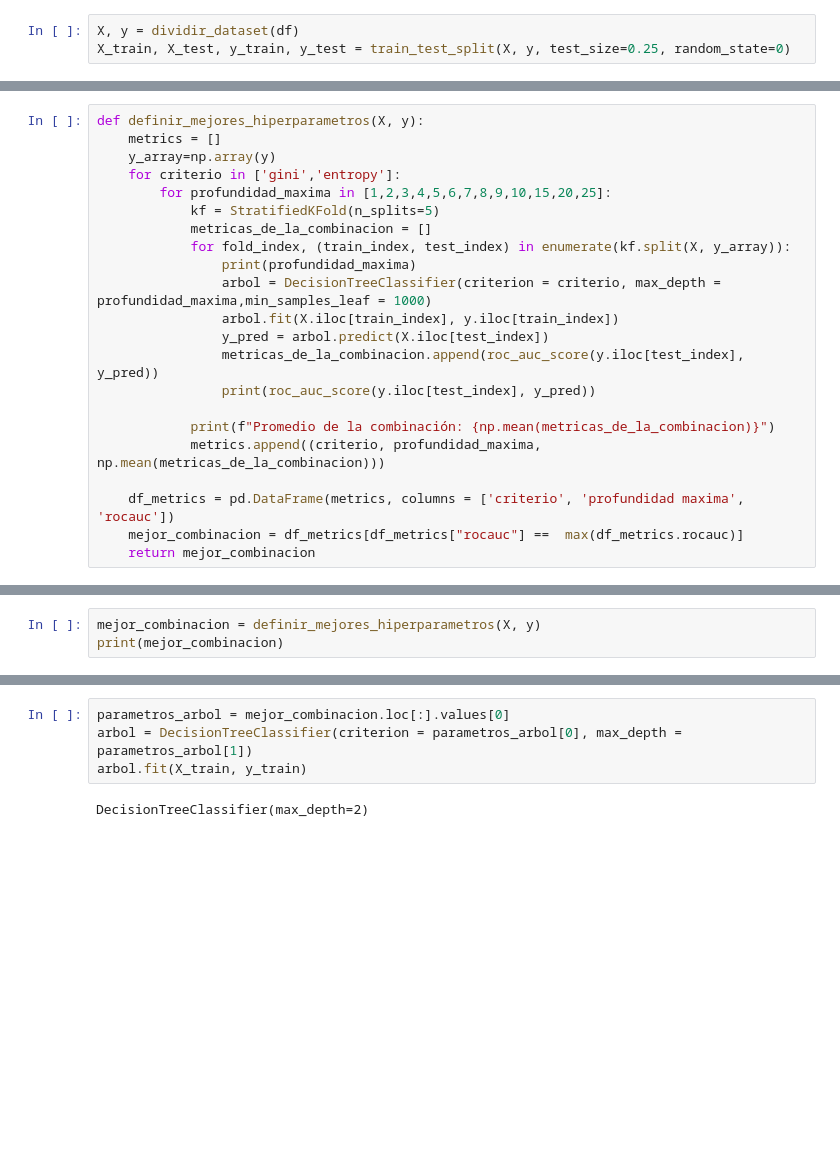
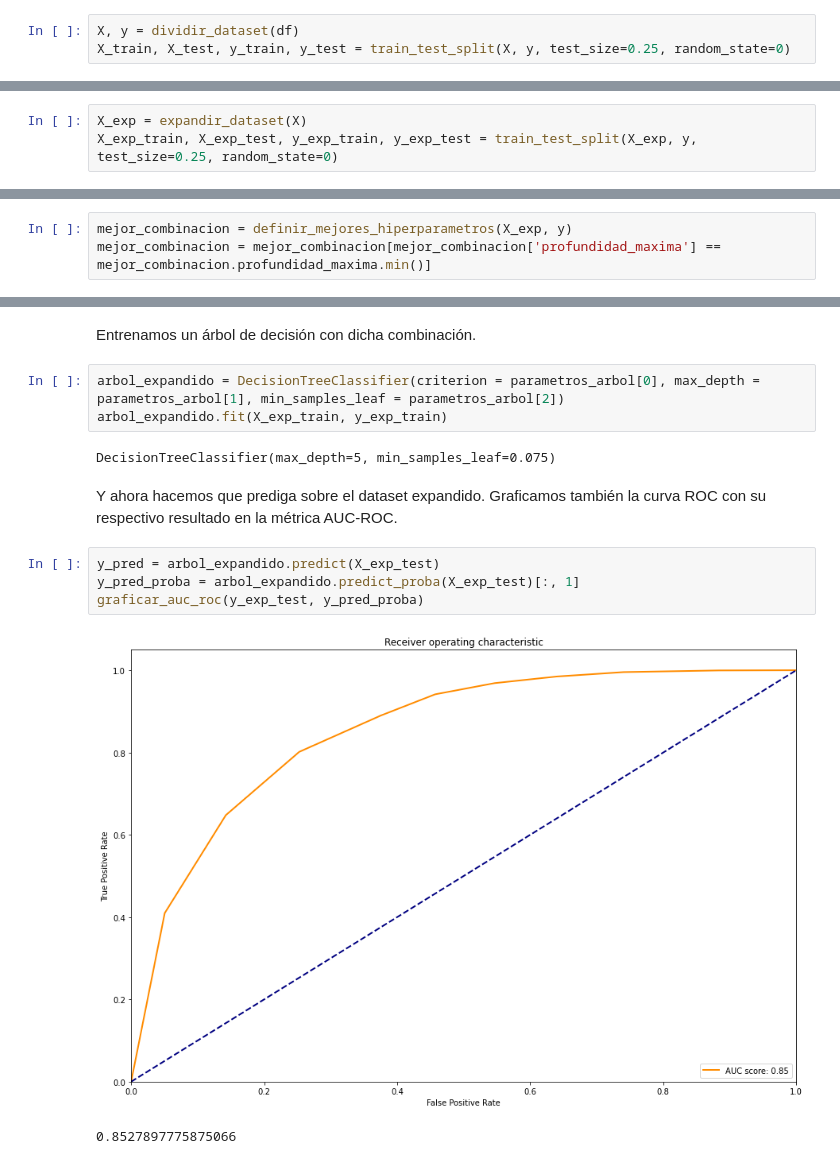
Before and after one commit to MateoCraviotto/Organizacion-de-datos-fiuba-1, a Jupyter notebook: TP2/ArbolDeDecision.ipynb, the cells around one changed output, grey strips where cells are left out. Drawn from its saved outputs; the diff is of its cells as text; blank space fills up the shorter version.

```diff
--- a/TP2/ArbolDeDecision.ipynb
+++ b/TP2/ArbolDeDecision.ipynb
@@ -44,22 +119,0 @@ No Tiene Alto Valor Adquisitivo       0.88      0.88      0.88      6159
-# %%
-def definir_mejores_hiperparametros(X, y):
-    metrics = []
-    y_array=np.array(y)
-    for criterio in ['gini','entropy']:
-        for profundidad_maxima in [1,2,3,4,5,6,7,8,9,10,15,20,25]:
-            kf = StratifiedKFold(n_splits=5)
-            metricas_de_la_combinacion = []
-            for fold_index, (train_index, test_index) in enumerate(kf.split(X, y_array)):
-                print(profundidad_maxima)
-                arbol = DecisionTreeClassifier(criterion = criterio, max_depth = profundidad_maxima,min_samples_leaf = 1000)
-                arbol.fit(X.iloc[train_index], y.iloc[train_index])
-                y_pred = arbol.predict(X.iloc[test_index])
-                metricas_de_la_combinacion.append(roc_auc_score(y.iloc[test_index], y_pred))
-                print(roc_auc_score(y.iloc[test_index], y_pred))
-
-            print(f"Promedio de la combinación: {np.mean(metricas_de_la_combinacion)}")
-            metrics.append((criterio, profundidad_maxima, np.mean(metricas_de_la_combinacion)))
-
-    df_metrics = pd.DataFrame(metrics, columns = ['criterio', 'profundidad maxima', 'rocauc'])
-    mejor_combinacion = df_metrics[df_metrics["rocauc"] ==  max(df_metrics.rocauc)]
-    return mejor_combinacion
@@ -65,0 +127,3 @@ def definir_mejores_hiperparametros(X, y):
+# %%
+X_exp = expandir_dataset(X)
+X_exp_train, X_exp_test, y_exp_train, y_exp_test = train_test_split(X_exp, y, test_size=0.25, random_state=0)
@@ -66,3 +132,3 @@ def definir_mejores_hiperparametros(X, y):
 # %%
-mejor_combinacion = definir_mejores_hiperparametros(X, y)
-print(mejor_combinacion)
+mejor_combinacion = definir_mejores_hiperparametros(X_exp, y)
+mejor_combinacion = mejor_combinacion[mejor_combinacion['profundidad_maxima'] == mejor_combinacion.profundidad_maxima.min()]
@@ -87,6 +149,16 @@ Promedio de la combinación: 0.7372089283141277
+# %% [markdown]
+Entrenamos un árbol de decisión con dicha combinación.
 # %%
-parametros_arbol = mejor_combinacion.loc[:].values[0]
-arbol = DecisionTreeClassifier(criterion = parametros_arbol[0], max_depth = parametros_arbol[1])
-arbol.fit(X_train, y_train)
+arbol_expandido = DecisionTreeClassifier(criterion = parametros_arbol[0], max_depth = parametros_arbol[1], min_samples_leaf = parametros_arbol[2])
+arbol_expandido.fit(X_exp_train, y_exp_train)
 # %% [output]
-DecisionTreeClassifier(max_depth=2)
+DecisionTreeClassifier(max_depth=5, min_samples_leaf=0.075)
+# %% [markdown]
+Y ahora hacemos que prediga sobre el dataset expandido. Graficamos también la curva ROC con su respectivo resultado en la métrica AUC-ROC.
+# %%
+y_pred = arbol_expandido.predict(X_exp_test)
+y_pred_proba = arbol_expandido.predict_proba(X_exp_test)[:, 1]
+graficar_auc_roc(y_exp_test, y_pred_proba)
+# %% [output]
+[figure, added]
+0.8527897775875066
```
Also changed, not shown: parts of 37 cells of this notebook, 3 other files.
